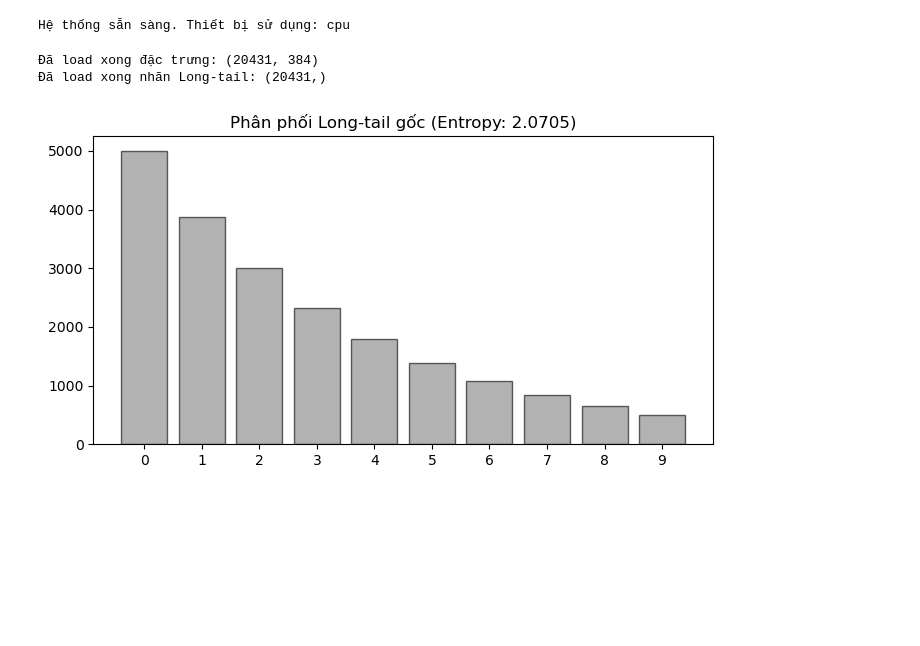
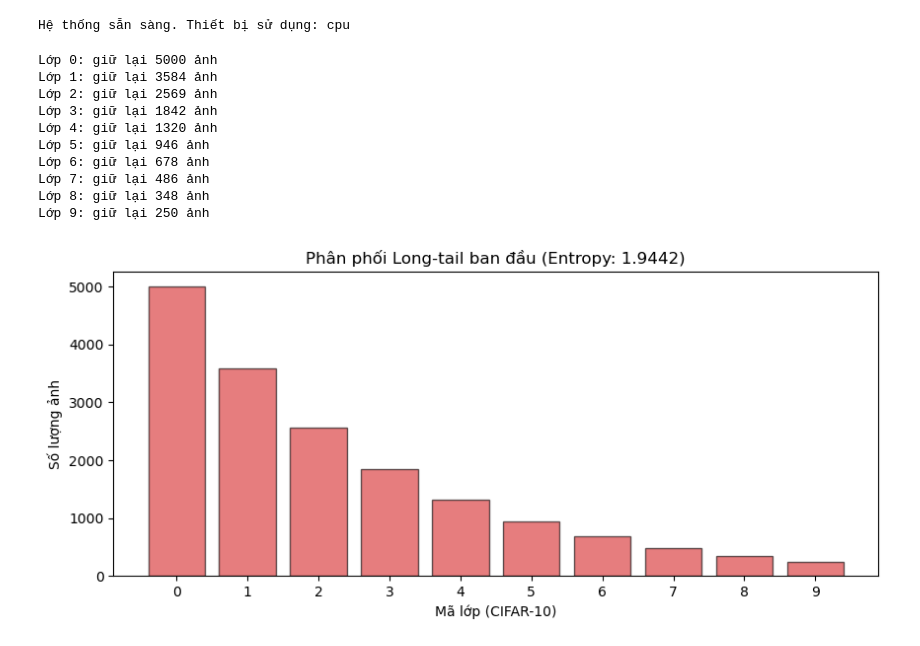
Before and after one commit to pqthinh232/Data-Mining-Lab-3-Clustering-and-its-applications, a Jupyter notebook: notebooks/03_new_dataset.ipynb, the cells around one changed output. Drawn from its saved outputs; the diff is of its cells as text; code cells hidden in the pictures; blank space fills up the shorter version.

```diff
--- a/notebooks/03_new_dataset.ipynb
+++ b/notebooks/03_new_dataset.ipynb
@@ -40,30 +40,28 @@ print(f"Hệ thống sẵn sàng. Thiết bị sử dụng: {device}")
 # %% [output]
 Hệ thống sẵn sàng. Thiết bị sử dụng: cpu
 # %%
-# 1. Thêm đường dẫn src
-sys.path.append(os.path.abspath(os.path.join('..')))
-from src.model import hierarchical_kmeans_resampling
-from src.metrics import calculate_acc, calculate_nmi
+# Cấu hình: Lớp 0 có 5000 ảnh, Lớp 9 chỉ có 50 ảnh (Tỷ lệ 100 lần)
+PATH_CIFAR = '../data/cifar-10-batches-py'
+X_images, Y_labels = load_cifar10_longtail(PATH_CIFAR, imbalance_ratio=0.05)
 
-# 2. Load dữ liệu từ folder processed (Dùng đúng tên file trong ảnh của bạn)
-X_feats_raw = np.load('../data/processed/X_features_cifar_0.1.npy')
-Y_longtail = np.load('../data/processed/Y_longtail_cifar_0.1.npy')
-
-# 3. Chuẩn hóa L2 (Cực kỳ quan trọng để K-means chạy chuẩn trên đặc trưng DINOv2)
-X_feats_norm = normalize(X_feats_raw)
-
-print(f"Đã load xong đặc trưng: {X_feats_norm.shape}")
-print(f"Đã load xong nhãn Long-tail: {Y_longtail.shape}")
-
-# Trực quan hóa phân phối Long-tail ban đầu
-classes, counts = np.unique(Y_longtail, return_counts=True)
-ent_raw = entropy(counts/len(Y_longtail))
-plt.figure(figsize=(8, 4))
-plt.bar(classes, counts, color='gray', alpha=0.6, edgecolor='black')
-plt.title(f"Phân phối Long-tail gốc (Entropy: {ent_raw:.4f})")
+# Trực quan hóa độ lệch ban đầu
+classes, counts = np.unique(Y_labels, return_counts=True)
+plt.figure(figsize=(10, 4))
+plt.bar(classes, counts, color='tab:red', alpha=0.6, edgecolor='black')
+plt.title(f"Phân phối Long-tail ban đầu (Entropy: {entropy(counts/len(Y_labels)):.4f})")
+plt.xlabel("Mã lớp (CIFAR-10)")
+plt.ylabel("Số lượng ảnh")
 plt.xticks(range(10))
 plt.show()
 # %% [output]
-Đã load xong đặc trưng: (20431, 384)
-Đã load xong nhãn Long-tail: (20431,)
+Lớp 0: giữ lại 5000 ảnh
+Lớp 1: giữ lại 3584 ảnh
+Lớp 2: giữ lại 2569 ảnh
+Lớp 3: giữ lại 1842 ảnh
+Lớp 4: giữ lại 1320 ảnh
+Lớp 5: giữ lại 946 ảnh
+Lớp 6: giữ lại 678 ảnh
+Lớp 7: giữ lại 486 ảnh
+Lớp 8: giữ lại 348 ảnh
+Lớp 9: giữ lại 250 ảnh
-[figure, old version]
+[figure, new version]
```
Also changed, not shown: parts of 8 cells of this notebook, 3 other files.
